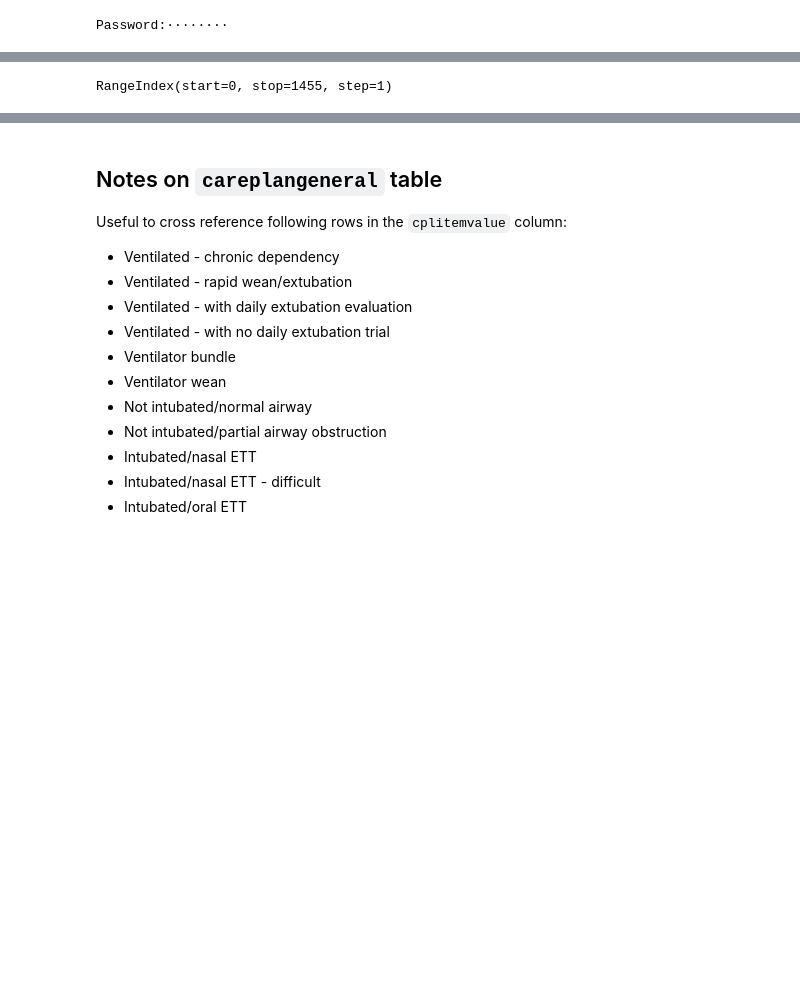
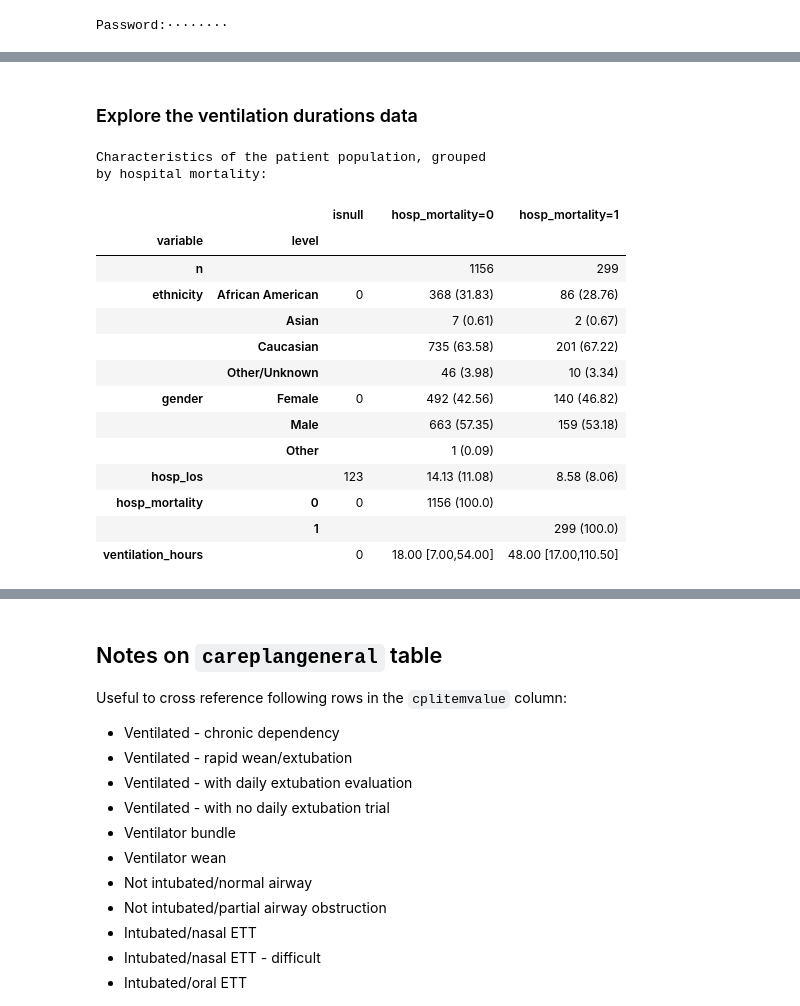
Before and after one commit to alistairewj/pao2-fio2-prediction, a Jupyter notebook: ventduration/ventilation-durations.ipynb, the cells around one changed output, grey strips where cells are left out. Saved outputs shown, nothing was run; the diff lists cells and outputs as text; code cells hidden in the pictures; blank space fills up the shorter version.

Commit message:
clarify col names. add table 1. ref #3

```diff
--- a/ventduration/ventilation-durations.ipynb
+++ b/ventduration/ventilation-durations.ipynb
@@ -109,4 +103,29 @@ data.describe()
-# %%
-data.index
-# %% [output]
-RangeIndex(start=0, stop=1455, step=1)
+# %% [markdown]
+### Explore the ventilation durations data
+# %%
+# Create Table 1, stratified by hospital mortality
+print('\nCharacteristics of the patient population, grouped \nby hospital mortality:')
+columns = ['ventilation_hours','hosp_mortality','hosp_los','gender','ethnicity']
+categorical = ['gender','ethnicity','hosp_mortality']
+nonnormal = ['ventilation_hours']
+groupby = ['hosp_mortality']
+table = TableOne(data, columns=columns, categorical=categorical, nonnormal=nonnormal,
+                 groupby = groupby)
+table.tableone
+# %% [output]
+Characteristics of the patient population, grouped
+by hospital mortality:
+|  |  | isnull |  | hosp_mortality=0 | hosp_mortality=1 |
+| variable | level |  |  |  |  |
+| n |  |  |  | 1156 | 299 |
+| ethnicity | African American | 0 |  | 368 (31.83) | 86 (28.76) |
+|  | Asian |  |  | 7 (0.61) | 2 (0.67) |
+|  | Caucasian |  |  | 735 (63.58) | 201 (67.22) |
+|  | Other/Unknown |  |  | 46 (3.98) | 10 (3.34) |
+| gender | Female | 0 |  | 492 (42.56) | 140 (46.82) |
+|  | Male |  |  | 663 (57.35) | 159 (53.18) |
+|  | Other |  |  | 1 (0.09) |  |
+| hosp_los |  | 123 |  | 14.13 (11.08) | 8.58 (8.06) |
+| hosp_mortality | 0 | 0 |  | 1156 (100.0) |  |
+|  | 1 |  |  |  | 299 (100.0) |
+| ventilation_hours |  | 0 |  | 18.00 [7.00,54.00] | 48.00 [17.00,110.50] |
```
Also changed, not shown: parts of 8 cells of this notebook, 1 other file.
